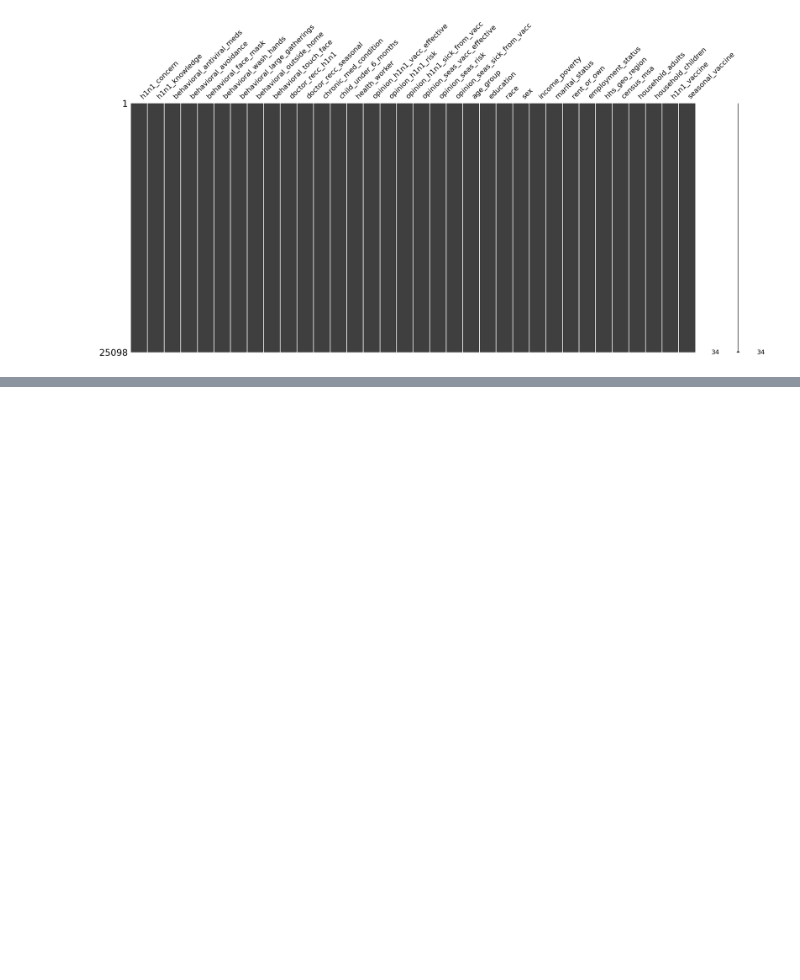
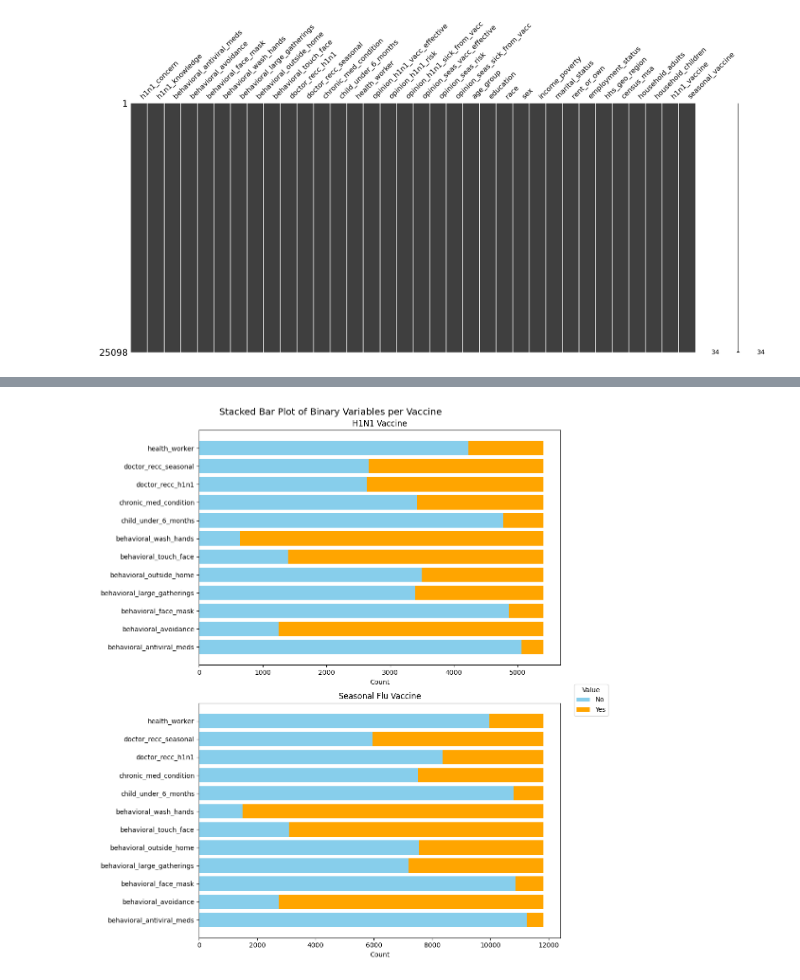
Before and after one commit to dguevaraapaza/H1N1-Seasonal-Flu-Vaccine, a Jupyter notebook: 1-Data-wrangling.ipynb, the cells around one changed output, grey strips where cells are left out. Cells and saved outputs as stored; diff of their text form; code cells hidden in the pictures; blank space fills up the shorter version.

```diff
--- a/H1N1_and_seasonal_flu_vaccines.ipynb
+++ b/1-Data-wrangling.ipynb
@@ -699,0 +231,47 @@ plt.show()
+# %%
+# Comparison between h1n1 and seasonal flu
+
+# H1N1 vaccine data
+vac_h1n1 = vac.loc[vac.h1n1_vaccine == 1]
+melted_data1 = vac_h1n1[bin_variable].melt(var_name='Variable', value_name='Value')
+counts1 = melted_data1.groupby(['Variable', 'Value']).size().reset_index(name='Count')
+counts1 = counts1.pivot(index='Variable', columns='Value', values='Count')
+
+# Seasonal flu vaccine data
+vac_flu = vac.loc[vac.seasonal_vaccine == 1]
+melted_data2 = vac_flu[bin_variable].melt(var_name='Variable', value_name='Value')
+counts2 = melted_data2.groupby(['Variable', 'Value']).size().reset_index(name='Count')
+counts2 = counts2.pivot(index='Variable', columns='Value', values='Count')
+
+# Create subplots
+fig, (ax1, ax2) = plt.subplots(2, 1, figsize=(10, 12))  # Side-by-side plots
+fig.suptitle('Stacked Bar Plot of Binary Variables per Vaccine', fontsize=14)
+
+# Colors for the bars
+colors = ['skyblue', 'orange']
+
+# Plot for H1N1 vaccine
+ax1.barh(counts1.index, counts1[0], color=colors[0])
+ax1.barh(counts1.index, counts1[1], left=counts1[0], color=colors[1])
+ax1.set_title('H1N1 Vaccine')
+ax1.set_xlabel('Count')
+
+# Plot for Seasonal flu vaccine
+ax2.barh(counts2.index, counts2[0], color=colors[0])
+ax2.barh(counts2.index, counts2[1], left=counts2[0], color=colors[1])
+ax2.set_title('Seasonal Flu Vaccine')
+ax2.set_xlabel('Count')
+
+# Add a single legend for the figure
+fig.legend(
+    labels=['No', 'Yes'],
+    loc='upper center',
+    bbox_to_anchor=(1.05, 0.5),
+    title='Value'
+)
+
+# Adjust layout
+plt.tight_layout()
+plt.show()
+# %% [output]
+[figure, added]
```
Also changed, not shown: parts of 146 cells of this notebook, 2 other files.
